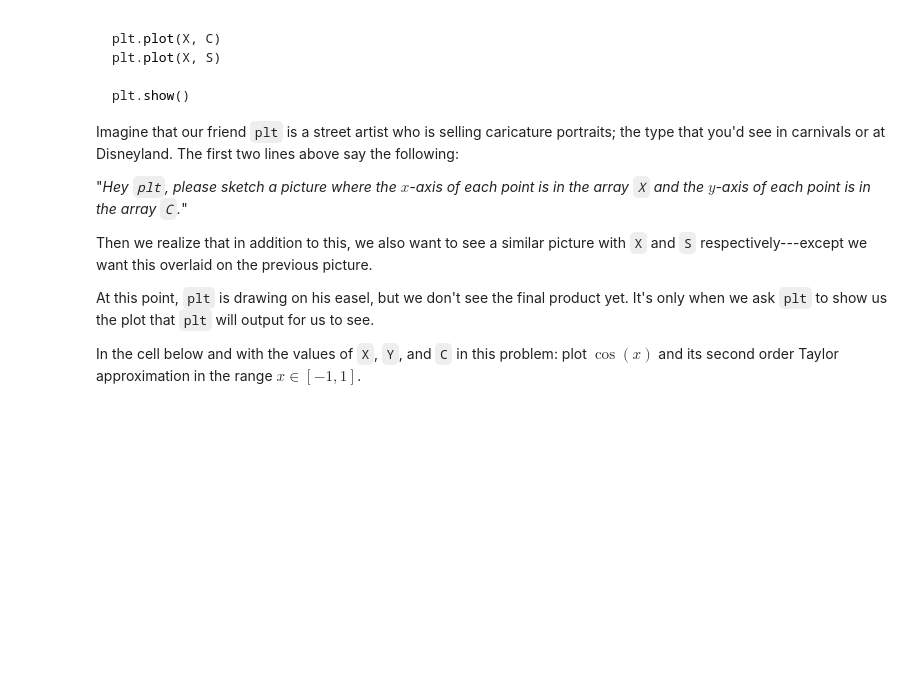
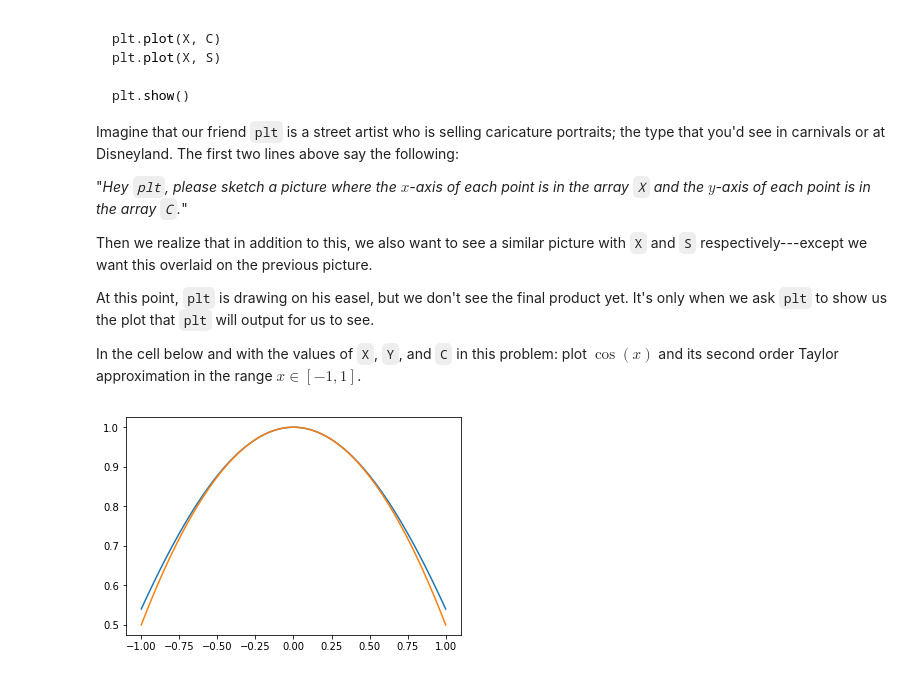
Before and after one commit to Physics177-2018/homework-3a-Van-Quiambao, a Jupyter notebook: Homework3a.ipynb, the cells around one changed output. Saved outputs shown, nothing was run; the diff lists cells and outputs as text; code cells hidden in the pictures; blank space fills up the shorter version.

```diff
--- a/Homework3a.ipynb
+++ b/Homework3a.ipynb
@@ -121,3 +141,13 @@ We defined two arrays, `C` and `S`. These are the cosine and sine of `X`. This i
 * Re-define (overwrite) `C` to be `np.cos(X)` for the revised definition of `X` above.
 * Define a numpy array `Y` that is the $\mathcal O(x^2)$ Taylor expansion of $f(x) = \cos(x)$.
 * Print `Y`.
+# %%
+import numpy as np
+
+X = np.linspace(-1, 1, 100)
+
+C = np.cos(X)
+
+Y = 1 - (.5*X**2)
+
+print(Y)
@@ -142,3 +190,13 @@ Then we realize that in addition to this, we also want to see a similar picture
 At this point, `plt` is drawing on his easel, but we don't see the final product yet. It's only when we ask `plt` to show us the plot that `plt` will output for us to see.
 
 In the cell below and with the values of `X`, `Y`, and `C` in this problem: plot $\cos(x)$ and its second order Taylor approximation in the range $x \in [-1,1]$.
+# %%
+import numpy as np
+import matplotlib.pyplot as plt
+
+plt.plot(X,C)
+plt.plot(X,Y)
+
+plt.show()
+# %% [output]
+[figure, added]
```
Also changed, not shown: parts of 6 cells of this notebook.
